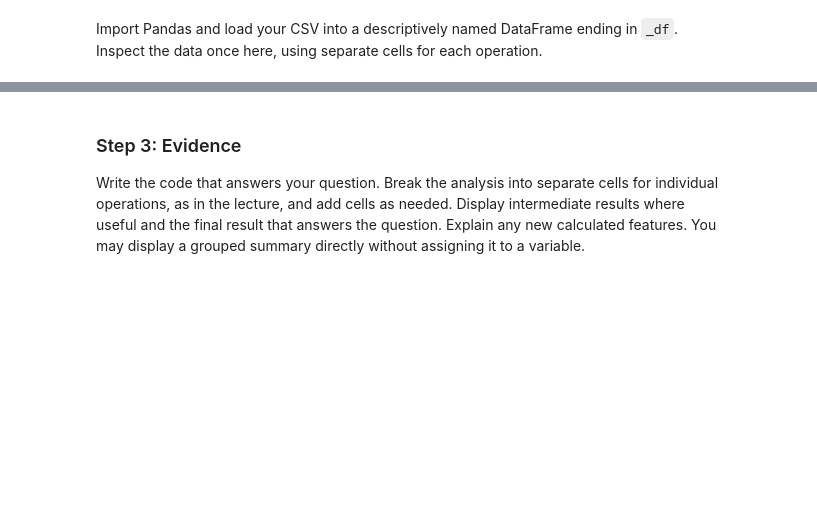
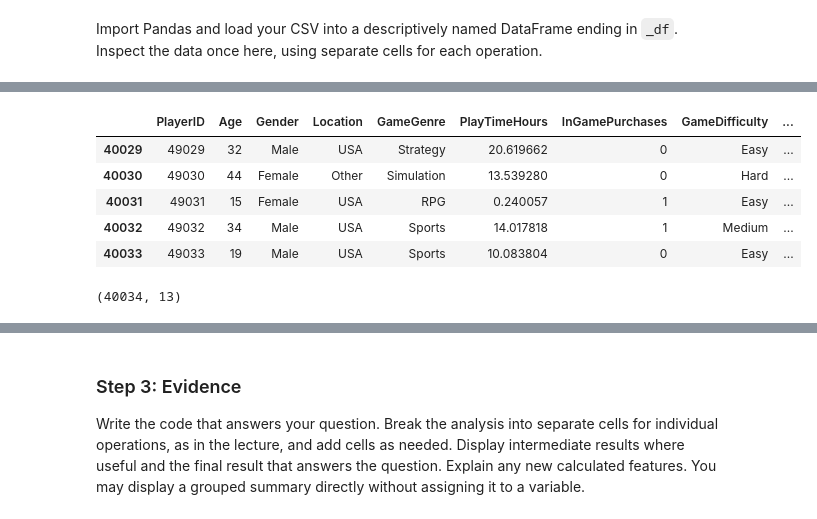
Before and after one commit to JPDeuce/Data_Visualization_and_Modeling_Campus, a Jupyter notebook: week01/lab/Lab - Building a Reproducible Analysis Workflow.ipynb, the cells around one changed output, grey strips where cells are left out. Saved outputs shown, nothing was run; the diff lists cells and outputs as text; code cells hidden in the pictures; blank space fills up the shorter version.

```diff
--- a/week01/lab/Lab - Building a Reproducible Analysis Workflow.ipynb
+++ b/week01/lab/Lab - Building a Reproducible Analysis Workflow.ipynb
@@ -76,6 +86,17 @@ Import Pandas and load your CSV into a descriptively named DataFrame ending in `
 # %%
 # Display the last five rows with .tail().
+gaming_df.tail()
+# %% [output]
+|  | PlayerID | Age | Gender | Location | GameGenre | PlayTimeHours | InGamePurchases | GameDifficulty | ... |
+| 40029 | 49029 | 32 | Male | USA | Strategy | 20.619662 | 0 | Easy | ... |
+| 40030 | 49030 | 44 | Female | Other | Simulation | 13.539280 | 0 | Hard | ... |
+| 40031 | 49031 | 15 | Female | USA | RPG | 0.240057 | 1 | Easy | ... |
+| 40032 | 49032 | 34 | Male | USA | Sports | 14.017818 | 1 | Medium | ... |
+| 40033 | 49033 | 19 | Male | USA | Sports | 10.083804 | 0 | Easy | ... |
 # %%
 # Display .shape.
+gaming_df.shape
+# %% [output]
+(40034, 13)
 # %%
 # Run .info().
```
Also changed, not shown: parts of 36 cells of this notebook, 1 other file.
